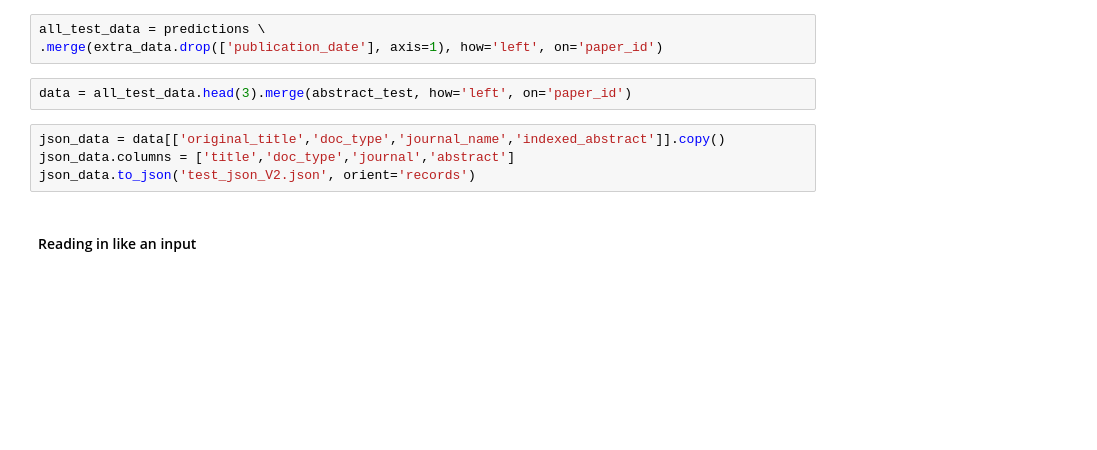
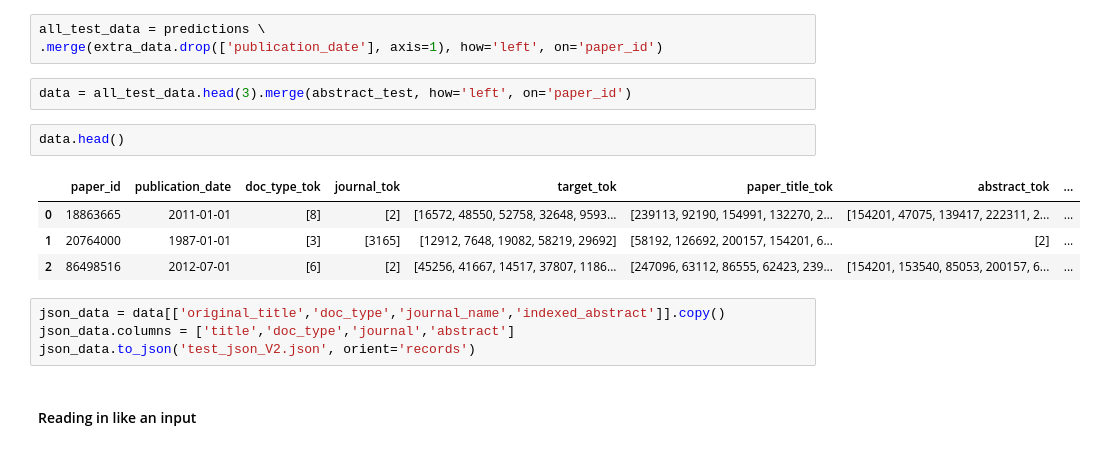
Before and after one commit to jpbarret13/MAG-model-code, a Jupyter notebook: DEPLOY_V2/testing_API.ipynb, the cells around one changed output. Cells and saved outputs as stored; diff of their text form; blank space fills up the shorter version.

```diff
--- a/DEPLOY_V2/testing_API.ipynb
+++ b/DEPLOY_V2/testing_API.ipynb
@@ -36,6 +31,13 @@ all_test_data = predictions \
 .merge(extra_data.drop(['publication_date'], axis=1), how='left', on='paper_id')
 # %%
 data = all_test_data.head(3).merge(abstract_test, how='left', on='paper_id')
+# %%
+data.head()
+# %% [output]
+|  | paper_id | publication_date | doc_type_tok | journal_tok | target_tok | paper_title_tok | abstract_tok | ... |
+| 0 | 18863665 | 2011-01-01 | [8] | [2] | [16572, 48550, 52758, 32648, 9593... | [239113, 92190, 154991, 132270, 2... | [154201, 47075, 139417, 222311, 2... | ... |
+| 1 | 20764000 | 1987-01-01 | [3] | [3165] | [12912, 7648, 19082, 58219, 29692] | [58192, 126692, 200157, 154201, 6... | [2] | ... |
+| 2 | 86498516 | 2012-07-01 | [6] | [2] | [45256, 41667, 14517, 37807, 1186... | [247096, 63112, 86555, 62423, 239... | [154201, 153540, 85053, 200157, 6... | ... |
 # %%
 json_data = data[['original_title','doc_type','journal_name','indexed_abstract']].copy()
 json_data.columns = ['title','doc_type','journal','abstract']
```
Also changed, not shown: parts of 7 cells of this notebook, 9 other files.
